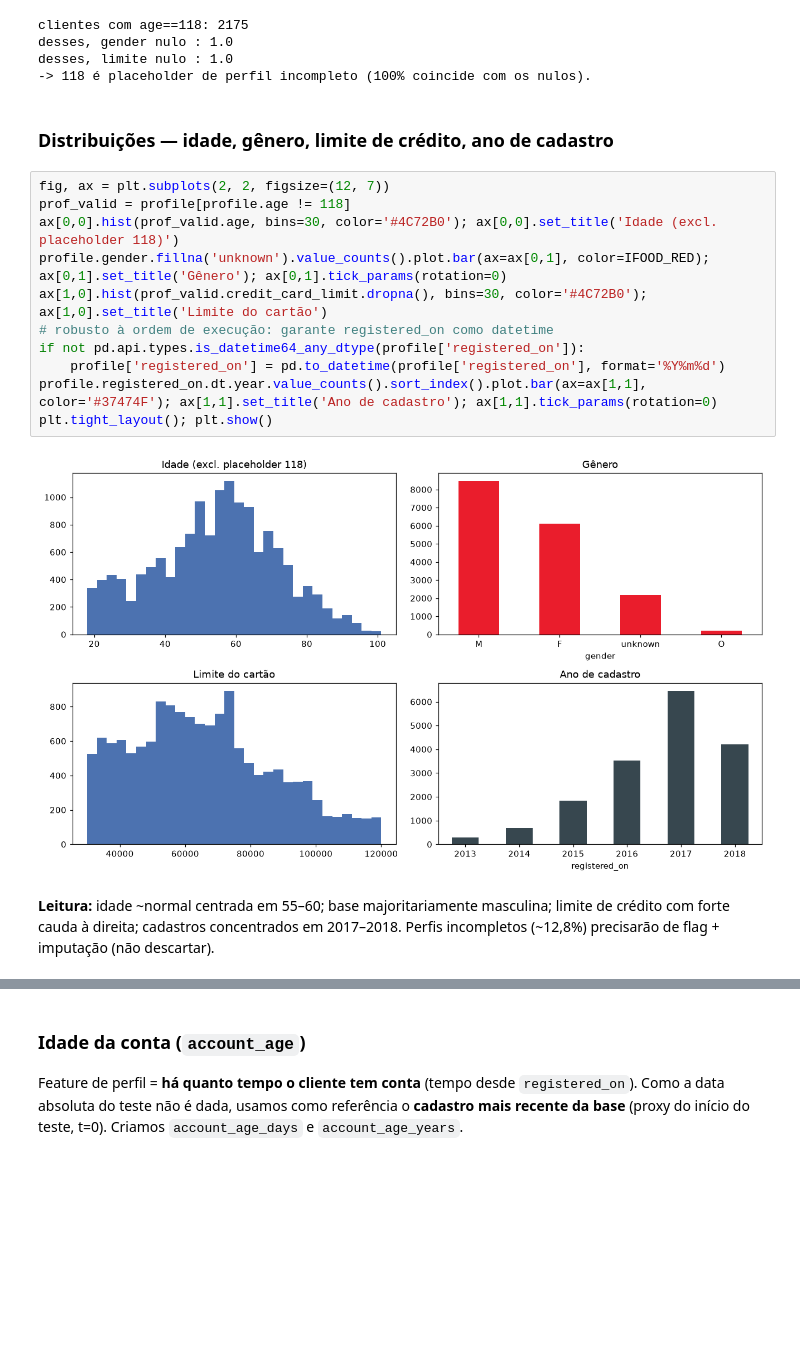
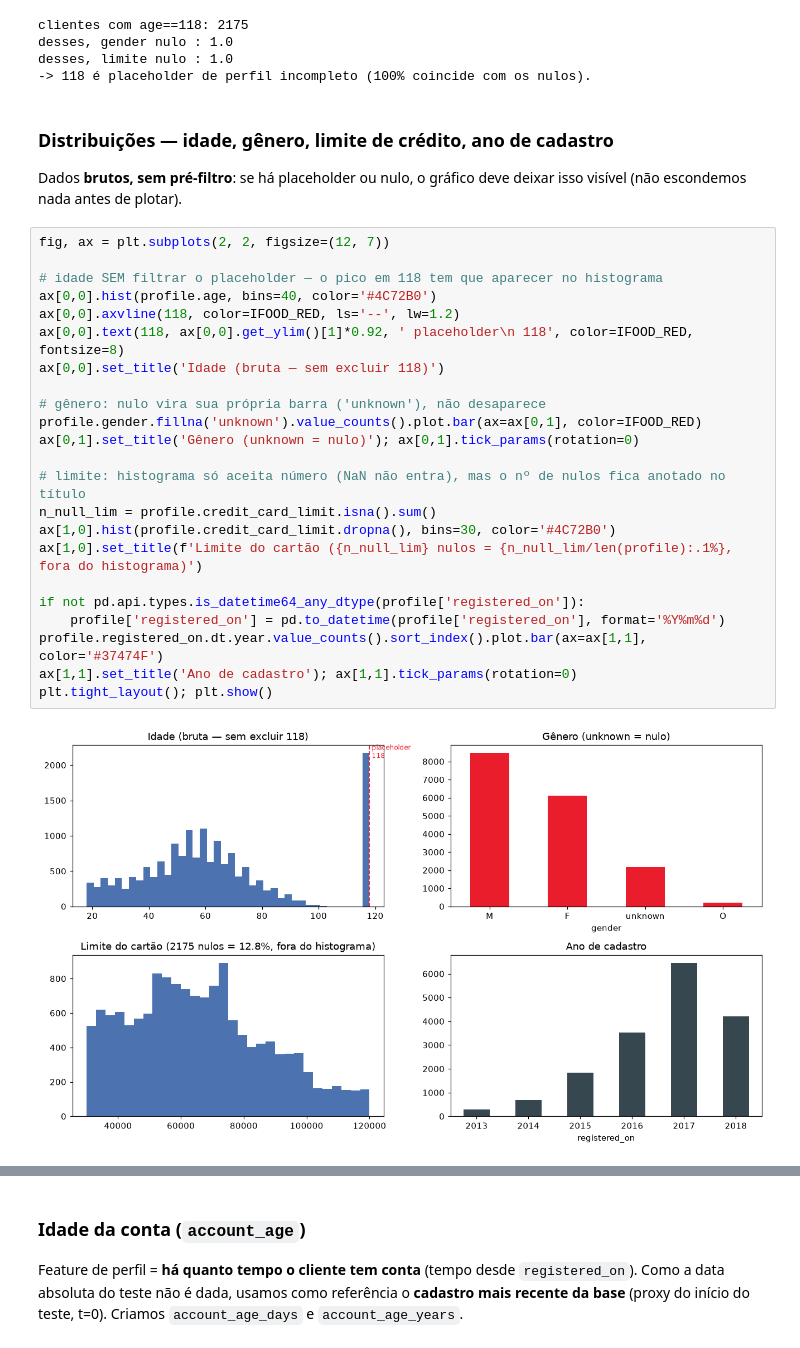
Before and after one commit to velosomn/ifood-case, a Jupyter notebook: notebooks/0_eda.ipynb, the cells around one changed output, grey strips where cells are left out. Drawn from its saved outputs; the diff is of its cells as text; blank space fills up the shorter version.

```diff
--- a/notebooks/0_eda.ipynb
+++ b/notebooks/0_eda.ipynb
@@ -187,20 +187,30 @@ desses, limite nulo : 1.0
 -> 118 é placeholder de perfil incompleto (100% coincide com os nulos).
 # %% [markdown]
 ### Distribuições — idade, gênero, limite de crédito, ano de cadastro
+Dados **brutos, sem pré-filtro**: se há placeholder ou nulo, o gráfico deve
+deixar isso visível (não escondemos nada antes de plotar).
 # %%
 fig, ax = plt.subplots(2, 2, figsize=(12, 7))
-prof_valid = profile[profile.age != 118]
-ax[0,0].hist(prof_valid.age, bins=30, color='#4C72B0'); ax[0,0].set_title('Idade (excl. placeholder 118)')
-profile.gender.fillna('unknown').value_counts().plot.bar(ax=ax[0,1], color=IFOOD_RED); ax[0,1].set_title('Gênero'); ax[0,1].tick_params(rotation=0)
-ax[1,0].hist(prof_valid.credit_card_limit.dropna(), bins=30, color='#4C72B0'); ax[1,0].set_title('Limite do cartão')
-# robusto à ordem de execução: garante registered_on como datetime
+
+# idade SEM filtrar o placeholder — o pico em 118 tem que aparecer no histograma
+ax[0,0].hist(profile.age, bins=40, color='#4C72B0')
+ax[0,0].axvline(118, color=IFOOD_RED, ls='--', lw=1.2)
+ax[0,0].text(118, ax[0,0].get_ylim()[1]*0.92, ' placeholder\n 118', color=IFOOD_RED, fontsize=8)
+ax[0,0].set_title('Idade (bruta — sem excluir 118)')
+
+# gênero: nulo vira sua própria barra ('unknown'), não desaparece
+profile.gender.fillna('unknown').value_counts().plot.bar(ax=ax[0,1], color=IFOOD_RED)
+ax[0,1].set_title('Gênero (unknown = nulo)'); ax[0,1].tick_params(rotation=0)
+
+# limite: histograma só aceita número (NaN não entra), mas o nº de nulos fica anotado no título
+n_null_lim = profile.credit_card_limit.isna().sum()
+ax[1,0].hist(profile.credit_card_limit.dropna(), bins=30, color='#4C72B0')
+ax[1,0].set_title(f'Limite do cartão ({n_null_lim} nulos = {n_null_lim/len(profile):.1%}, fora do histograma)')
+
 if not pd.api.types.is_datetime64_any_dtype(profile['registered_on']):
     profile['registered_on'] = pd.to_datetime(profile['registered_on'], format='%Y%m%d')
-profile.registered_on.dt.year.value_counts().sort_index().plot.bar(ax=ax[1,1], color='#37474F'); ax[1,1].set_title('Ano de cadastro'); ax[1,1].tick_params(rotation=0)
+profile.registered_on.dt.year.value_counts().sort_index().plot.bar(ax=ax[1,1], color='#37474F')
+ax[1,1].set_title('Ano de cadastro'); ax[1,1].tick_params(rotation=0)
 plt.tight_layout(); plt.show()
 # %% [output]
-[figure, old version]
+[figure, new version]
-# %% [markdown]
-**Leitura:** idade ~normal centrada em 55–60; base majoritariamente masculina;
-limite de crédito com forte cauda à direita; cadastros concentrados em 2017–2018.
-Perfis incompletos (~12,8%) precisarão de flag + imputação (não descartar).
```
Also changed, not shown: parts of 2 cells of this notebook, 1 other file.
